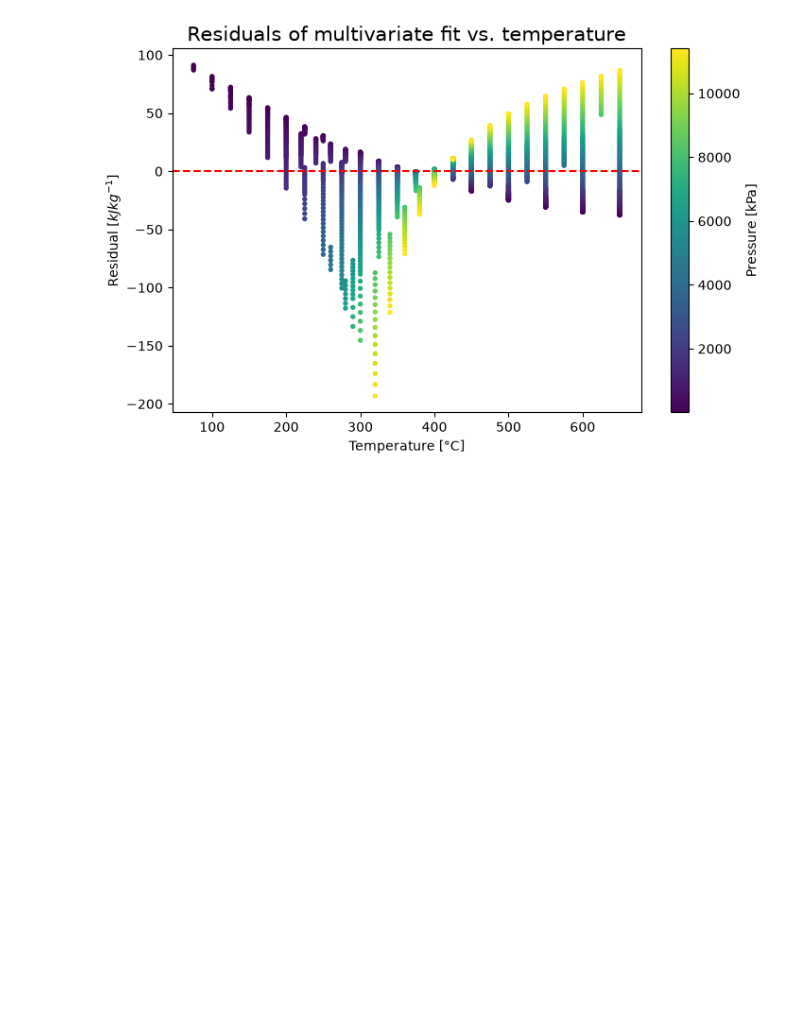
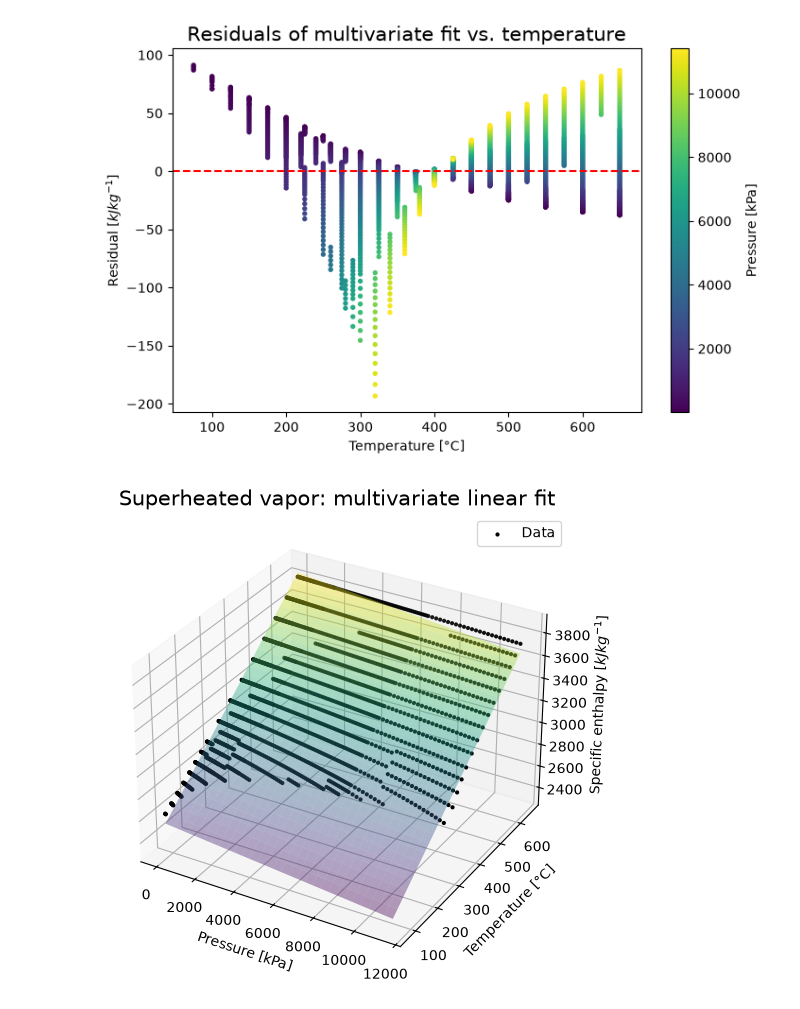
Before and after one commit to BoniYu/GLM_ThemophysicalProperty_Prediction, a Jupyter notebook: Notebooks/eda.ipynb, the cells around one changed output. Cells and saved outputs as stored; diff of their text form; code cells hidden in the pictures; blank space fills up the shorter version.

Commit message:
Polynomial features done for the linear regression

```diff
--- a/Notebooks/eda.ipynb
+++ b/Notebooks/eda.ipynb
@@ -448,3 +448,26 @@ plt.title('Residuals of multivariate fit vs. temperature', size=15)
 plt.show()
 # %% [output]
 [figure]
+# %%
+# Creating a 3D plot of the multivariate linear regression model
+# Grid covering the data range
+P_lin = np.linspace(P_clean.min(), P_clean.max(), 30)
+T_lin = np.linspace(T_clean.min(), T_clean.max(), 30)
+P_grid, T_grid = np.meshgrid(P_lin, T_lin)
+
+# Predict on the flattened grid, then reshape back to the grid's shape
+H_plane = model_multi.predict(np.column_stack((P_grid.ravel(), T_grid.ravel())))
+H_plane = H_plane.reshape(P_grid.shape)
+
+fig = plt.figure(figsize=(10, 6))
+ax = fig.add_subplot(projection='3d')
+ax.scatter(P_clean, T_clean, H_clean, c='k', s=4, label='Data')
+ax.plot_surface(P_grid, T_grid, H_plane, alpha=0.4, cmap='viridis')
+ax.set_xlabel('Pressure [kPa]')
+ax.set_ylabel('Temperature [°C]')
+ax.set_zlabel('Specific enthalpy [$kJ kg^{-1}$]')
+ax.set_title('Superheated vapor: multivariate linear fit', size=15)
+ax.legend()
+plt.show()
+# %% [output]
+[figure, added]
```
Also changed, not shown: 2 other files.
